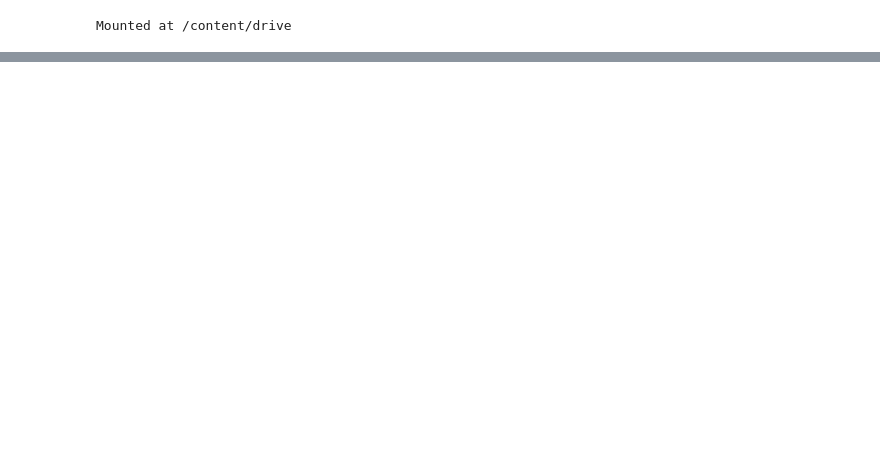
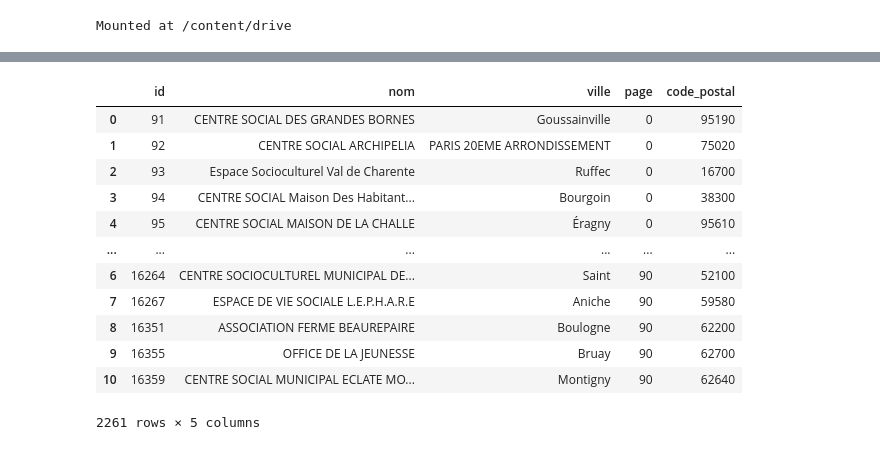
Before and after one commit to dataforgoodfr/batch8_mednum, a Jupyter notebook: notebooks/acces_information.ipynb, the cells around one changed output, grey strips where cells are left out. Cells and saved outputs as stored; diff of their text form; code cells hidden in the pictures; blank space fills up the shorter version.

```diff
--- a/notebooks/acces_information.ipynb
+++ b/notebooks/acces_information.ipynb
@@ -307,0 +21,6 @@ ax.grid(which='both', alpha=0.3)
+# %%
+import pandas as pd
+
+df = pd.read_csv('carte-des-bibliotheques.csv', header=0, sep=';')
+print(df.shape)
+df.head()
@@ -307,0 +35,4 @@ ax.grid(which='both', alpha=0.3)
+# %%
+df = df[['Code postal', 'Ville', 'Département']]
+df['Code postal'] = df['Code postal'].astype(str)
+df.head()
@@ -307,0 +158,2 @@ ax.grid(which='both', alpha=0.3)
+# %%
+data = stack_pages()
@@ -307,0 +178,19 @@ ax.grid(which='both', alpha=0.3)
+# %%
+data['code_postal'] = data['ville'].apply(lambda x: x.split('-')[0])
+data['ville'] = data['ville'].apply(lambda x: x.split('-')[1])
+# %%
+data
+# %% [output]
+|  | id | nom | ville | page | code_postal |
+| 0 | 91 | CENTRE SOCIAL DES GRANDES BORNES | Goussainville | 0 | 95190 |
+| 1 | 92 | CENTRE SOCIAL ARCHIPELIA | PARIS 20EME ARRONDISSEMENT | 0 | 75020 |
+| 2 | 93 | Espace Socioculturel Val de Charente | Ruffec | 0 | 16700 |
+| 3 | 94 | CENTRE SOCIAL Maison Des Habitant... | Bourgoin | 0 | 38300 |
+| 4 | 95 | CENTRE SOCIAL MAISON DE LA CHALLE | Éragny | 0 | 95610 |
+| ... | ... | ... | ... | ... | ... |
+| 6 | 16264 | CENTRE SOCIOCULTUREL MUNICIPAL DE... | Saint | 90 | 52100 |
+| 7 | 16267 | ESPACE DE VIE SOCIALE L.E.P.H.A.R.E | Aniche | 90 | 59580 |
+| 8 | 16351 | ASSOCIATION FERME BEAUREPAIRE | Boulogne | 90 | 62200 |
+| 9 | 16355 | OFFICE DE LA JEUNESSE | Bruay | 90 | 62700 |
+| 10 | 16359 | CENTRE SOCIAL MUNICIPAL ECLATE MO... | Montigny | 90 | 62640 |
+2261 rows × 5 columns
```
Also changed, not shown: parts of 26 cells of this notebook.
